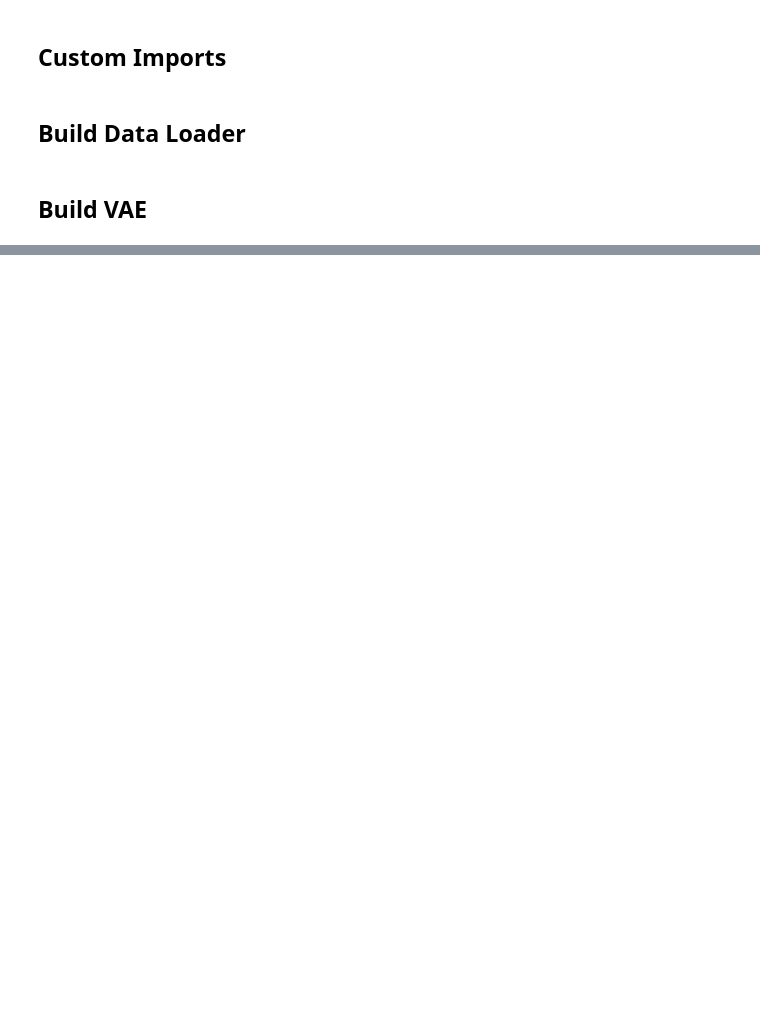
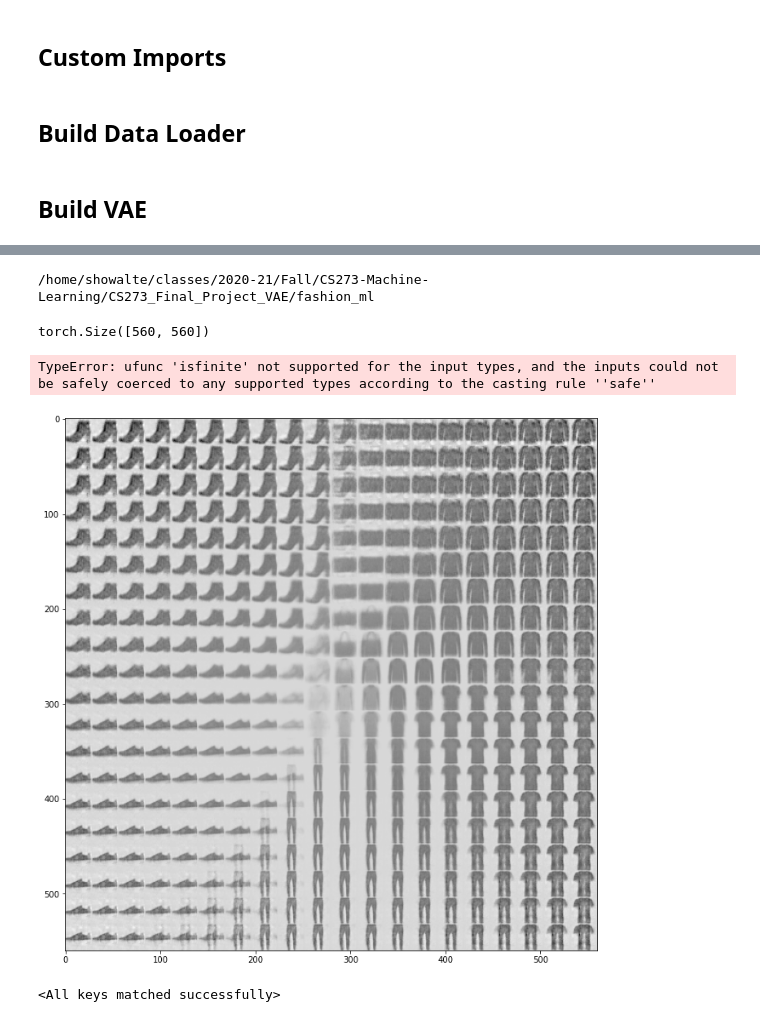
Before and after one commit to SamShowalter/CS273_Final_Project_VAE, a Jupyter notebook: notebooks/VAE_Training.ipynb, the cells around one changed output, grey strips where cells are left out. Saved outputs shown, nothing was run; the diff lists cells and outputs as text; code cells hidden in the pictures; blank space fills up the shorter version.

Commit message:
Model trained for beta-VAE

```diff
--- a/notebooks/VAE_Training.ipynb
+++ b/notebooks/VAE_Training.ipynb
@@ -39,5 +39,5 @@ plt.imshow(torch.squeeze(a), cmap = "Greys")
 # %%
-fvae = FashionVAE(h_dims = [32,64,128])
+fvae = FashionVAE(h_dims = [32,32,64], latent_dim = 2)
 # %%
 fvae
 # %% [output]
@@ -59,2 +59,5 @@ FashionVAE(
   )
 )
+# %%
+fvae = fvae.cuda()
+res = fvae.forward(torch.unsqueeze(a,0).cuda())
@@ -63,7 +70,7 @@ adam = torch.optim.Adam
 # %%
 fml = FashionML(fvae, dl, adam)
 # %%
-fml.epochs = 100
+fml.epochs = 20
 # %%
 fml.fit()
 # %% [output]
@@ -93 +107,6 @@ plt.imshow(torch.squeeze(t.detach().cpu()), cmap = "Greys")
+# %%
+import os
+print(os.getcwd())
+# %% [output]
+/home/showalte/classes/2020-21/Fall/CS273-Machine-Learning/CS273_Final_Project_VAE/fashion_ml
 # %%
@@ -107,7 +126,12 @@ for i in range(20):
 img = torch.cat(img, axis = 0)
 # %%
 img.shape
+# %% [output]
+torch.Size([560, 560])
 # %%
 plt.figure(figsize = (12,12))
-plt.imshow(img)
+plt.imshow(img, cmap='Greys')
 plt.axes("off")
+# %% [output]
+TypeError: ufunc 'isfinite' not supported for the input types, and the inputs could not be safely coerced to any supported types according to the casting rule ''safe''
+[figure, added]
@@ -121,0 +138,4 @@ c.shape
+# %%
+fvae.load_state_dict(torch.load("../models/20_epoch_2ld_VAE_model.pt"))
+# %% [output]
+<All keys matched successfully>
```
Also changed, not shown: parts of 9 cells of this notebook, 3 other files.
